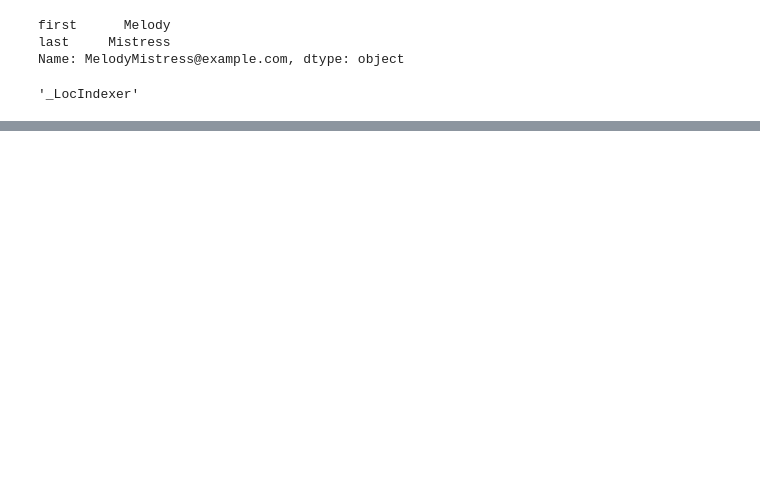
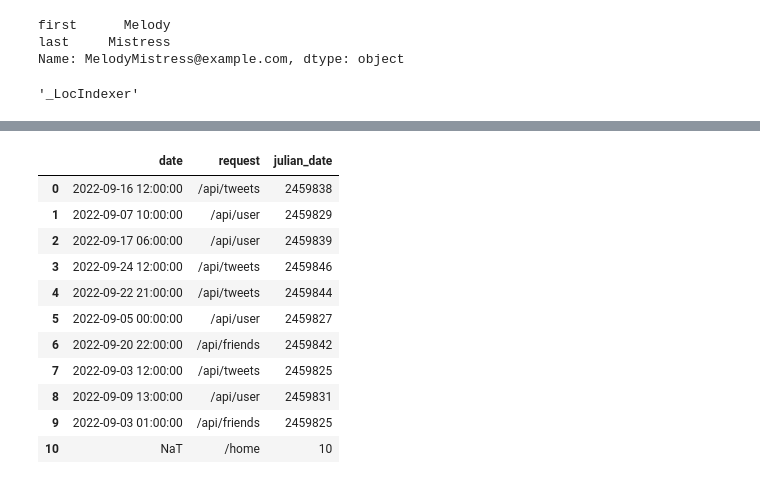
Before and after one commit to ks982579/python_pandas_practice, a Jupyter notebook: stackOverflow_2022/practice.ipynb, the cells around one changed output, grey strips where cells are left out. Cells and saved outputs as stored; diff of their text form; code cells hidden in the pictures; blank space fills up the shorter version.

```diff
--- a/stackOverflow_2022/practice.ipynb
+++ b/stackOverflow_2022/practice.ipynb
@@ -280,0 +462,11 @@ type(simple_df.loc).__name__
+# %%
+rang_val = 10
+random_times = []
+for _x in range(rang_val):
+    random_times.append(pd.Timestamp(2022, 9, random.randint(1,30), random.randint(0,23)))
+
+random_endpoints = []
+eps = ["user", "friends", "tweets"]
+for _x in range(rang_val):
+    random_endpoints.append(f"/api/{random.choice(eps)}")
+random_endpoints
@@ -280,0 +484,7 @@ type(simple_df.loc).__name__
+# %%
+api_calls = {
+    "date": random_times,
+    "request": random_endpoints,
+}
+req_df = pd.DataFrame(api_calls)
+req_df
@@ -280,0 +517,7 @@ type(simple_df.loc).__name__
+# %%
+def convert_date_to_julian(val):
+    return math.trunc(val.to_julian_date()-0.5)
+    # subtract 0.5 because Julian starts at noon...
+# %%
+req_df["julian_date"] = req_df['date'].apply(convert_date_to_julian)
+req_df
@@ -280,0 +574,17 @@ type(simple_df.loc).__name__
+# %%
+new_row = pd.Series({"request": "/home", "julian_date": 10})
+req_df = pd.concat([req_df, new_row.to_frame().T], ignore_index=True)
+req_df
+# %% [output]
+|  | date | request | julian_date |
+| 0 | 2022-09-16 12:00:00 | /api/tweets | 2459838 |
+| 1 | 2022-09-07 10:00:00 | /api/user | 2459829 |
+| 2 | 2022-09-17 06:00:00 | /api/user | 2459839 |
+| 3 | 2022-09-24 12:00:00 | /api/tweets | 2459846 |
+| 4 | 2022-09-22 21:00:00 | /api/tweets | 2459844 |
+| 5 | 2022-09-05 00:00:00 | /api/user | 2459827 |
+| 6 | 2022-09-20 22:00:00 | /api/friends | 2459842 |
+| 7 | 2022-09-03 12:00:00 | /api/tweets | 2459825 |
+| 8 | 2022-09-09 13:00:00 | /api/user | 2459831 |
+| 9 | 2022-09-03 01:00:00 | /api/friends | 2459825 |
+| 10 | NaT | /home | 10 |
```
Also changed, not shown: parts of 35 cells of this notebook, 1 other file.
